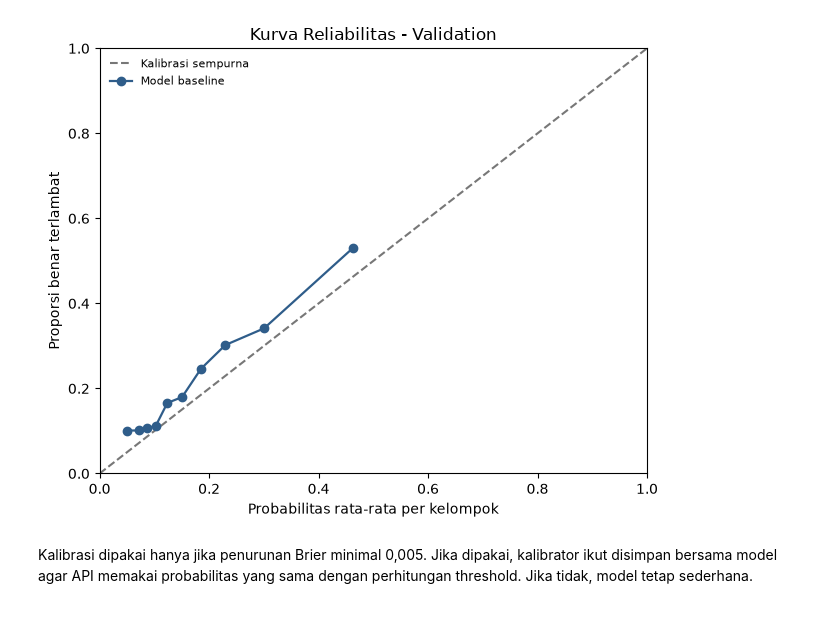
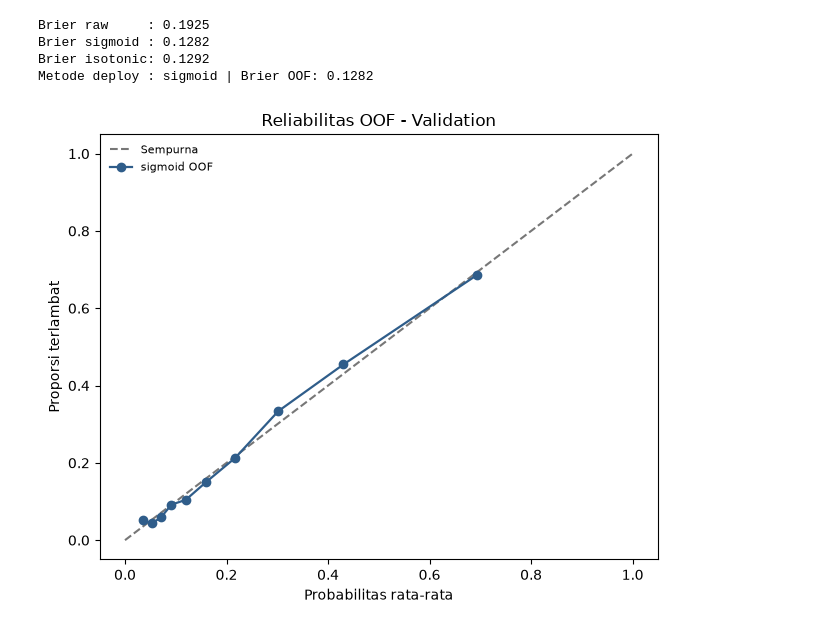
Before and after one commit to venever1/parcel-delay-prediction, a Jupyter notebook: notebooks/05_calibration_threshold.ipynb, the cells around one changed output. Drawn from its saved outputs; the diff is of its cells as text; code cells hidden in the pictures.

Commit message:
chore: kunci model, kalibrasi, dan threshold sebelum evaluasi test

```diff
--- a/notebooks/05_calibration_threshold.ipynb
+++ b/notebooks/05_calibration_threshold.ipynb
@@ -99,20 +66,55 @@ Rata-rata target  : 0.2188
+# %%
+prob_sigmoid = np.full(len(valid), np.nan)
+prob_isotonik = np.full(len(valid), np.nan)
+
+for m in [1, 2, 3]:
+    latih = bulan != m
+    uji = bulan == m
+    p_latih = np.clip(prob_raw[latih], 1e-6, 1 - 1e-6)
+    p_uji = np.clip(prob_raw[uji], 1e-6, 1 - 1e-6)
+    platt = LogisticRegression().fit(logit(p_latih).reshape(-1, 1), y_valid[latih])
+    prob_sigmoid[uji] = platt.predict_proba(logit(p_uji).reshape(-1, 1))[:, 1]
+    iso = IsotonicRegression(out_of_bounds="clip").fit(prob_raw[latih], y_valid[latih])
+    prob_isotonik[uji] = iso.predict(prob_raw[uji])
+
+assert not np.isnan(prob_sigmoid).any()
+assert not np.isnan(prob_isotonik).any()
+
+brier_raw = brier_score_loss(y_valid, prob_raw)
+brier_sigmoid = brier_score_loss(y_valid, prob_sigmoid)
+brier_isotonik = brier_score_loss(y_valid, prob_isotonik)
+pilihan = min(
+    [("raw", brier_raw, prob_raw), ("sigmoid", brier_sigmoid, prob_sigmoid),
+     ("isotonic", brier_isotonik, prob_isotonik)],
+    key=lambda x: x[1],
+)
+metode, brier_terbaik, prob_oof = pilihan
+
+print(f"Brier raw     : {brier_raw:.4f}")
+print(f"Brier sigmoid : {brier_sigmoid:.4f}")
+print(f"Brier isotonic: {brier_isotonik:.4f}")
+print("Metode deploy :", metode, "| Brier OOF:", round(brier_terbaik, 4))
+# %% [output]
+Brier raw     : 0.1925
+Brier sigmoid : 0.1282
+Brier isotonic: 0.1292
+Metode deploy : sigmoid | Brier OOF: 0.1282
 # %%
+tabel_rel = pd.DataFrame({"prob": prob_oof, "y": y_valid, "bin": pd.qcut(prob_oof, 10, duplicates="drop")})
+tabel_rel = tabel_rel.groupby("bin", observed=True).agg(
+    n=("y", "size"), pred=("prob", "mean"), obs=("y", "mean")
+)
+
 fig, ax = plt.subplots(figsize=(6.4, 5.2))
-ax.plot([0, 1], [0, 1], linestyle="--", color="#777777", label="Kalibrasi sempurna")
-ax.plot(reliabilitas["prob_rata"], reliabilitas["obs"], marker="o", color="#2f5d8a",
-        linewidth=1.6, label="Model baseline")
-ax.set_title("Kurva Reliabilitas - Validation")
-ax.set_xlabel("Probabilitas rata-rata per kelompok")
-ax.set_ylabel("Proporsi benar terlambat")
-ax.set_xlim(0, 1)
-ax.set_ylim(0, 1)
+ax.plot([0, 1], [0, 1], linestyle="--", color="#777777", label="Sempurna")
+ax.plot(tabel_rel["pred"], tabel_rel["obs"], marker="o", color="#2f5d8a",
+        linewidth=1.6, label=f"{metode} OOF")
+ax.set_title("Reliabilitas OOF - Validation")
+ax.set_xlabel("Probabilitas rata-rata")
+ax.set_ylabel("Proporsi terlambat")
 ax.legend(frameon=False, fontsize=8)
 fig.tight_layout()
 fig.savefig(FIG_DIR / "07_reliabilitas.png", dpi=160, bbox_inches="tight")
 plt.show()
 # %% [output]
-[figure, old version]
+[figure, new version]
-# %% [markdown]
-Kalibrasi dipakai hanya jika penurunan Brier minimal 0,005. Jika dipakai,
-kalibrator ikut disimpan bersama model agar API memakai probabilitas yang sama
-dengan perhitungan threshold. Jika tidak, model tetap sederhana.
```
Also changed, not shown: parts of 25 cells of this notebook, 15 other files.
